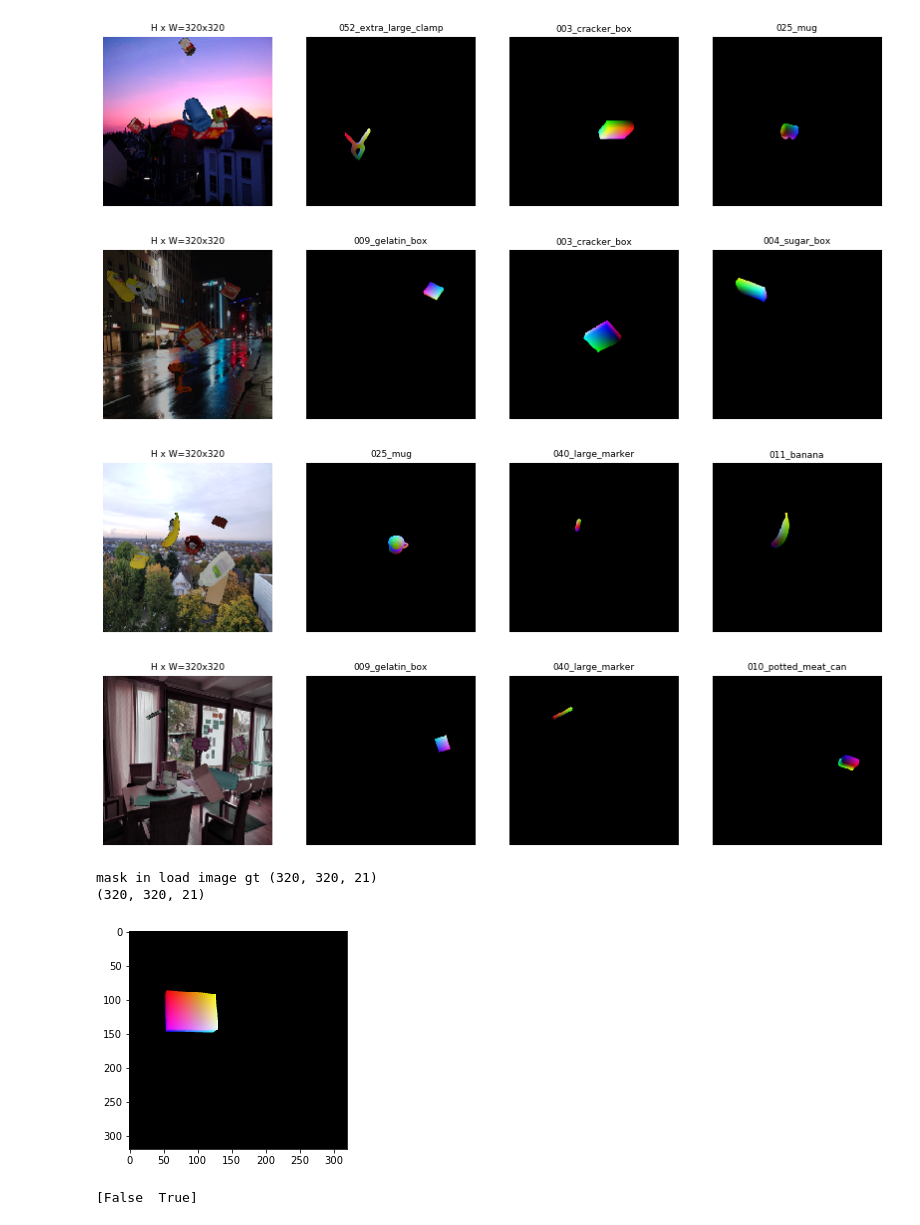
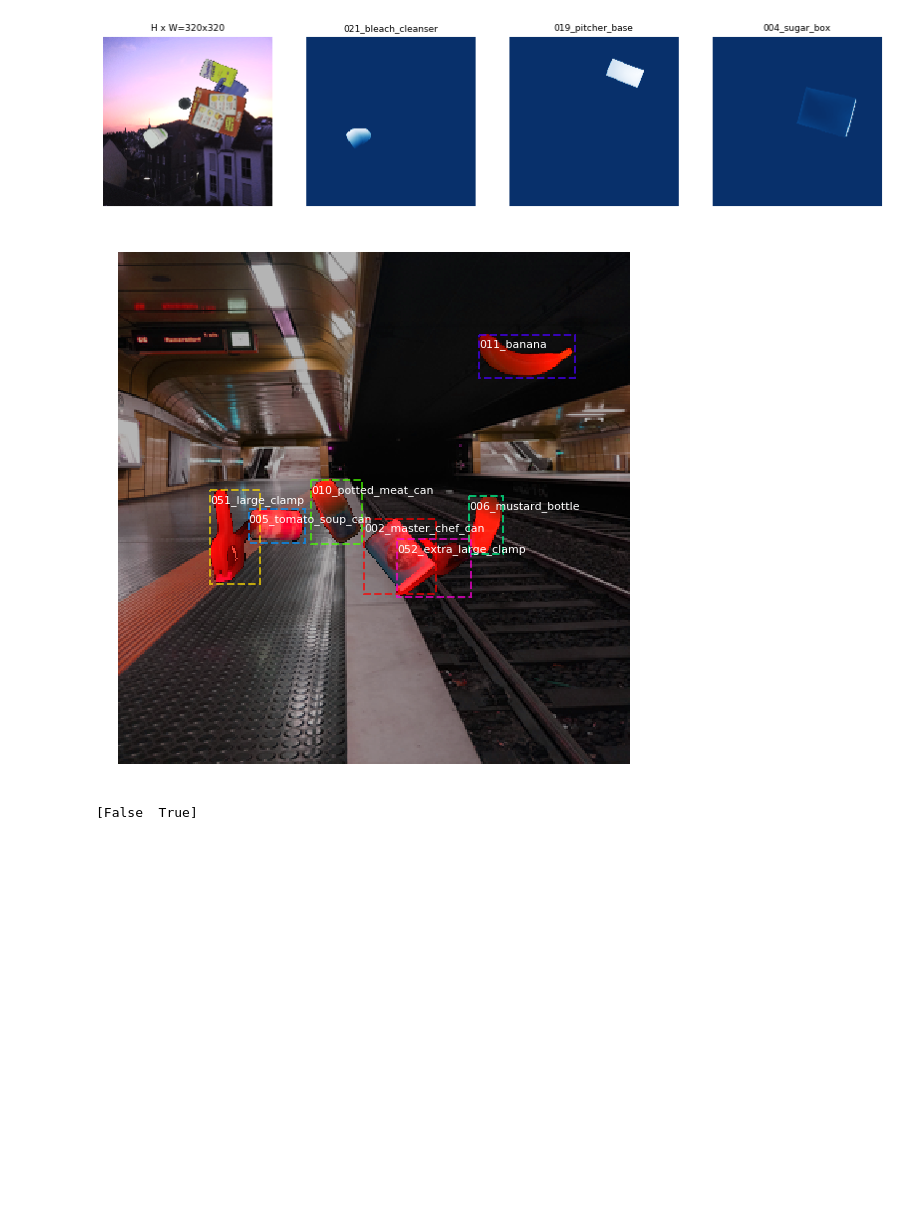
Before and after one commit to CosmosHua/Pose_Estimation, a Jupyter notebook: samples/ycbv/inspect_data.ipynb, the cells around one changed output. Saved outputs shown, nothing was run; the diff lists cells and outputs as text; code cells hidden in the pictures; blank space fills up the shorter version.

Commit message:
Add bibary mask head and rgb mask head

```diff
--- a/samples/ycbv/inspect_data.ipynb
+++ b/samples/ycbv/inspect_data.ipynb
@@ -72,15 +49,12 @@ def display_rgb_top_masks(image, mask, class_ids, class_names, limit=4):
 # %%
 # Load and display random samples
 image_ids = np.random.choice(dataset_train.image_ids, 4)
-for image_id in image_ids:
+for image_id in image_ids[:1]:
     image = dataset_train.load_image(image_id)
     masks, class_ids = dataset_train.load_rgb_mask(image_id)
     visualize.display_rgb_top_masks(image, masks, class_ids, dataset_train.class_names, limit=3)
 # %% [output]
-[figure, old version]
+[figure, new version]
-[figure, removed]
-[figure, removed]
-[figure, removed]
 # %%
 from matplotlib import patches,  lines
 from matplotlib.patches import Polygon
@@ -90,10 +64,6 @@ from skimage.measure import find_contours
 image_id = random.choice(dataset_train.image_ids)
 image, _, class_id, bbox, mask = modellib.load_image_gt(dataset_train, config, image_id, use_mini_mask=False)
 mask = (mask * 255).astype(np.uint8)
-print(mask.shape)
-m = np.transpose(mask, [2, 0, 1])
-plt.imshow(m.T[:, :, 0:3])
-plt.show()
 # print('image id...', image_id)
 # Display image and additional stats
 # log("image", image)
@@ -104,11 +74,9 @@ plt.show()
 # plt.imshow(mini_mask[:, :, 0:3])
 # plt.show()
 # visualize.display_images([image]+[mask[:, :, i:i+3] for i in range(0, mask.shape[-1], 3)])
-# visualize.display_rgb_instances(image, bbox, mask, class_id, dataset_train.class_names, figsize=(10, 10))
+visualize.display_rgb_instances(image, bbox, mask, class_id, dataset_train.class_names, figsize=(10, 10), show_mask=True)
 # %% [output]
-mask in load image gt (320, 320, 21)
-(320, 320, 21)
-[figure, old version]
+[figure, new version]
 # %%
 gt_masks = tf.constant(mask.T[:, :, 0:3], dtype=tf.float32)
 binary_masks, _ = dataset_train.load_mask(image_id)
```
Also changed, not shown: parts of 1 cell of this notebook, 6 other files.
